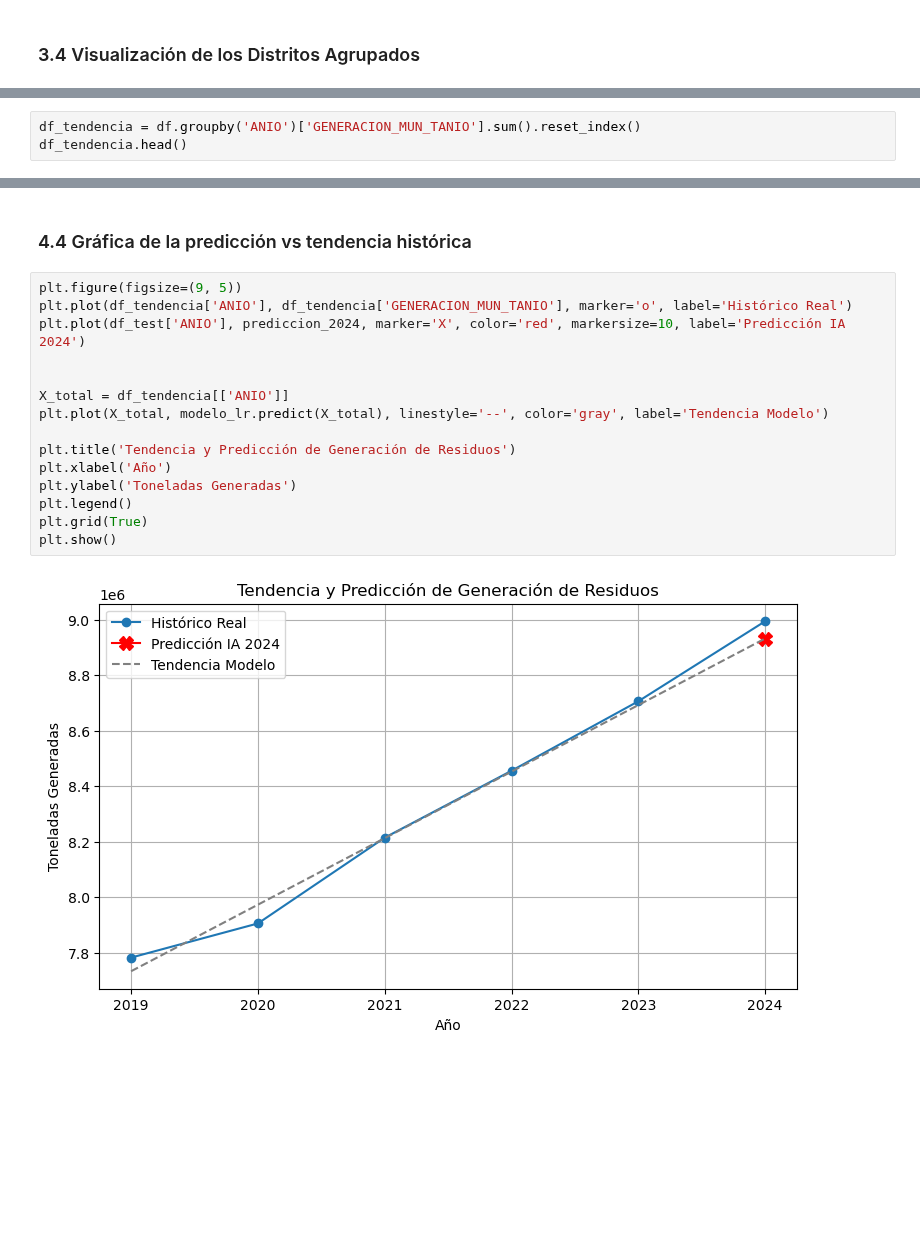
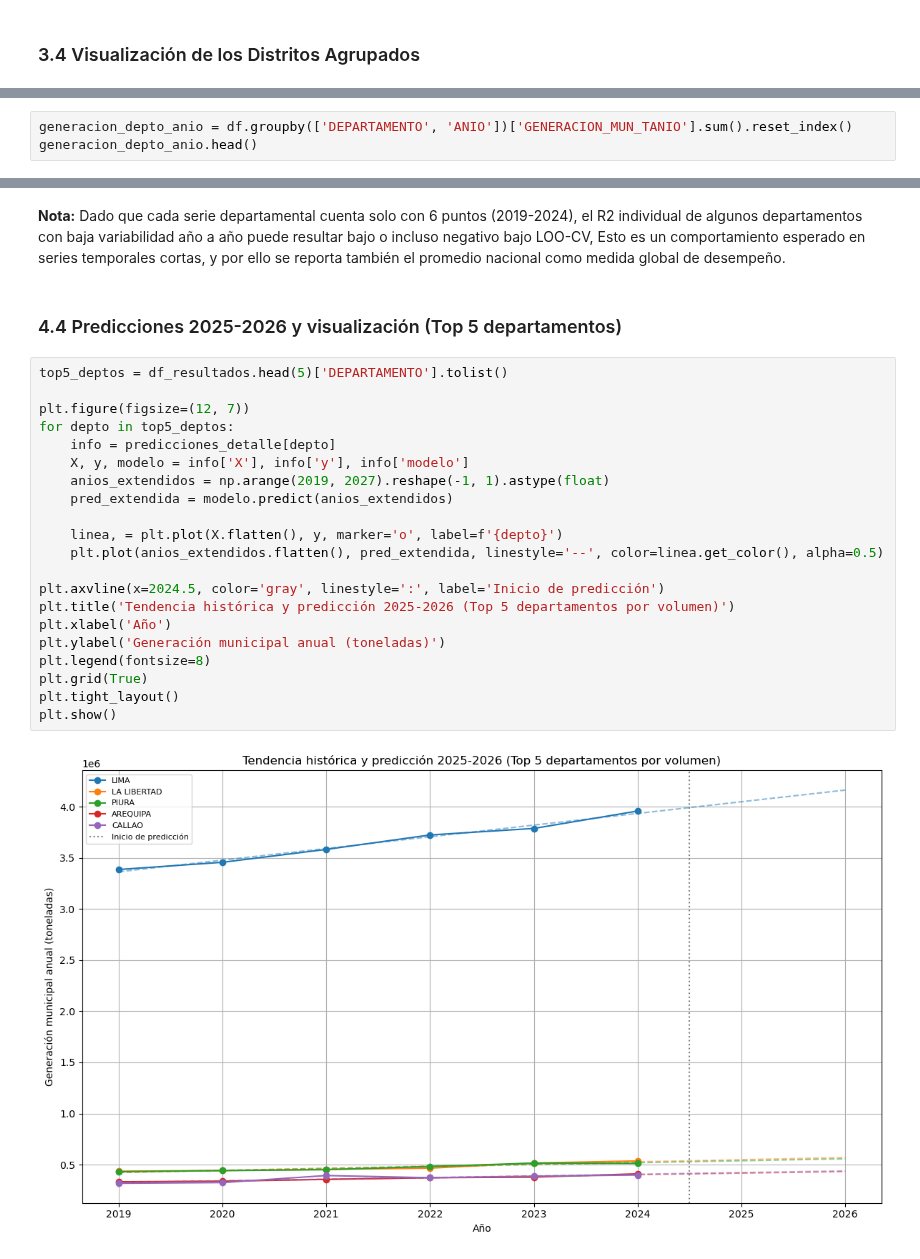
Before and after one commit to daJackLy/agente_residuos, a Jupyter notebook: agente_residuos.ipynb, the cells around one changed output, grey strips where cells are left out. Cells and saved outputs as stored; diff of their text form; blank space fills up the shorter version.

```diff
--- a/agente_residuos.ipynb
+++ b/agente_residuos.ipynb
@@ -325,4 +441,4 @@ plt.show()
 # %%
-df_tendencia = df.groupby('ANIO')['GENERACION_MUN_TANIO'].sum().reset_index()
-df_tendencia.head()
+generacion_depto_anio = df.groupby(['DEPARTAMENTO', 'ANIO'])['GENERACION_MUN_TANIO'].sum().reset_index()
+generacion_depto_anio.head()
 # %% [output]
@@ -366,19 +549,30 @@ Error absoluto: 62,317.61 toneladas
+# %% [markdown]
+**Nota:** Dado que cada serie departamental cuenta solo con 6 puntos (2019-2024), el R2
+individual de algunos departamentos con baja variabilidad año a año puede resultar bajo o
+incluso negativo bajo LOO-CV, Esto es un comportamiento esperado en series temporales cortas,
+y por ello se reporta también el promedio nacional como medida global de desempeño.
 # %% [markdown]
-### 4.4 Gráfica de la predicción vs tendencia histórica
+### 4.4 Predicciones 2025-2026 y visualización (Top 5 departamentos)
 # %%
-plt.figure(figsize=(9, 5))
-plt.plot(df_tendencia['ANIO'], df_tendencia['GENERACION_MUN_TANIO'], marker='o', label='Histórico Real')
-plt.plot(df_test['ANIO'], prediccion_2024, marker='X', color='red', markersize=10, label='Predicción IA 2024')
+top5_deptos = df_resultados.head(5)['DEPARTAMENTO'].tolist()
 
+plt.figure(figsize=(12, 7))
+for depto in top5_deptos:
+    info = predicciones_detalle[depto]
+    X, y, modelo = info['X'], info['y'], info['modelo']
+    anios_extendidos = np.arange(2019, 2027).reshape(-1, 1).astype(float)
+    pred_extendida = modelo.predict(anios_extendidos)
 
-X_total = df_tendencia[['ANIO']]
-plt.plot(X_total, modelo_lr.predict(X_total), linestyle='--', color='gray', label='Tendencia Modelo')
+    linea, = plt.plot(X.flatten(), y, marker='o', label=f'{depto}')
+    plt.plot(anios_extendidos.flatten(), pred_extendida, linestyle='--', color=linea.get_color(), alpha=0.5)
 
-plt.title('Tendencia y Predicción de Generación de Residuos')
+plt.axvline(x=2024.5, color='gray', linestyle=':', label='Inicio de predicción')
+plt.title('Tendencia histórica y predicción 2025-2026 (Top 5 departamentos por volumen)')
 plt.xlabel('Año')
-plt.ylabel('Toneladas Generadas')
-plt.legend()
+plt.ylabel('Generación municipal anual (toneladas)')
+plt.legend(fontsize=8)
 plt.grid(True)
+plt.tight_layout()
 plt.show()
 # %% [output]
-[figure, old version]
+[figure, new version]
```
Also changed, not shown: parts of 22 cells of this notebook.
